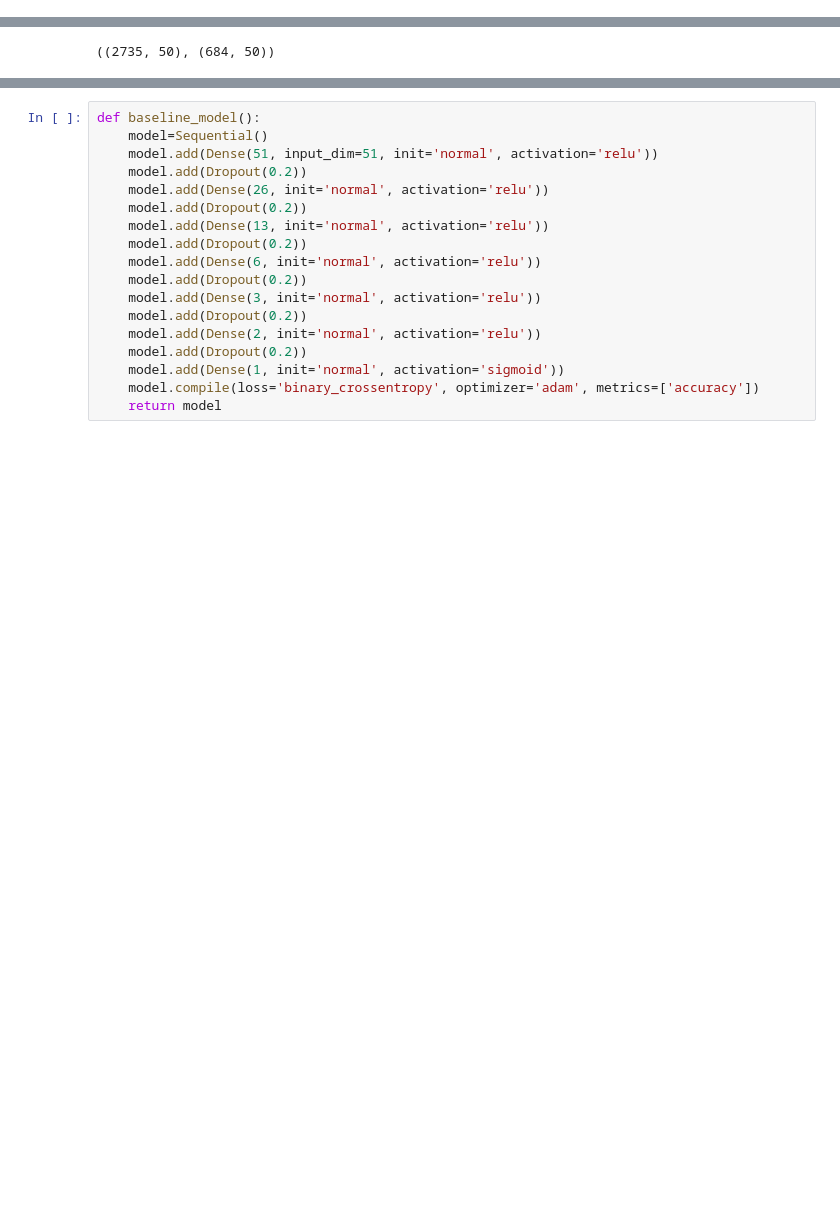
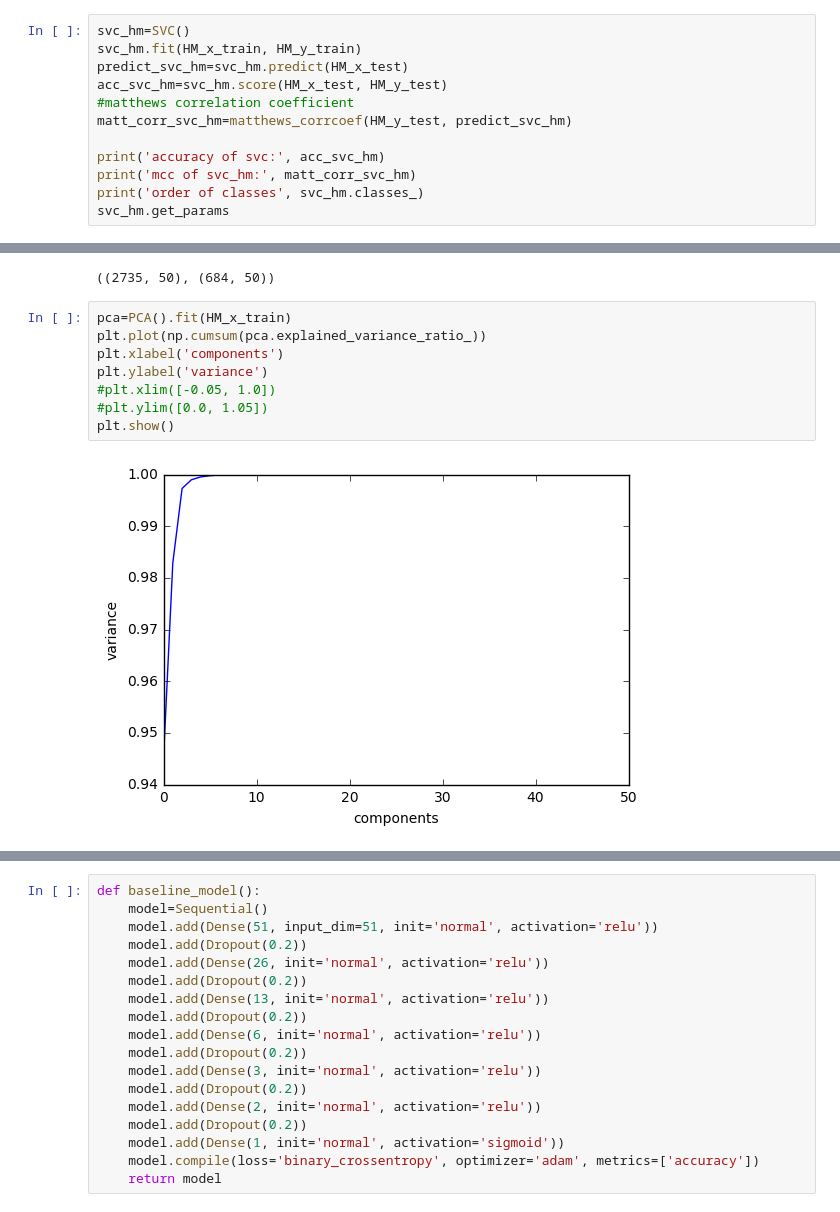
Before and after one commit to BeckResearchLab/MPexplo, a Jupyter notebook: extra-o-matic/Caco2 cell monolayer permeability.ipynb, the cells around one changed output, grey strips where cells are left out. Drawn from its saved outputs; the diff is of its cells as text; blank space fills up the shorter version.

```diff
--- a/extra-o-matic/Caco2 cell monolayer permeability.ipynb
+++ b/extra-o-matic/Caco2 cell monolayer permeability.ipynb
@@ -546,0 +606,12 @@ array(['M', 'M', 'H', 'M', 'M', 'M', 'M', 'H', 'H', 'H', 'H', 'H', 'M',
+# %%
+svc_hm=SVC()
+svc_hm.fit(HM_x_train, HM_y_train)
+predict_svc_hm=svc_hm.predict(HM_x_test)
+acc_svc_hm=svc_hm.score(HM_x_test, HM_y_test)
+#matthews correlation coefficient
+matt_corr_svc_hm=matthews_corrcoef(HM_y_test, predict_svc_hm)
+
+print('accuracy of svc:', acc_svc_hm)
+print('mcc of svc_hm:', matt_corr_svc_hm)
+print('order of classes', svc_hm.classes_)
+svc_hm.get_params
@@ -621,3 +729,13 @@ HM_y_train_norm.shape, HM_y_test_norm.shape
 HM_x_train.shape, HM_x_test.shape
 # %% [output]
 ((2735, 50), (684, 50))
+# %%
+pca=PCA().fit(HM_x_train)
+plt.plot(np.cumsum(pca.explained_variance_ratio_))
+plt.xlabel('components')
+plt.ylabel('variance')
+#plt.xlim([-0.05, 1.0])
+#plt.ylim([0.0, 1.05])
+plt.show()
+# %% [output]
+[figure, added]
```
Also changed, not shown: parts of 111 cells of this notebook.
